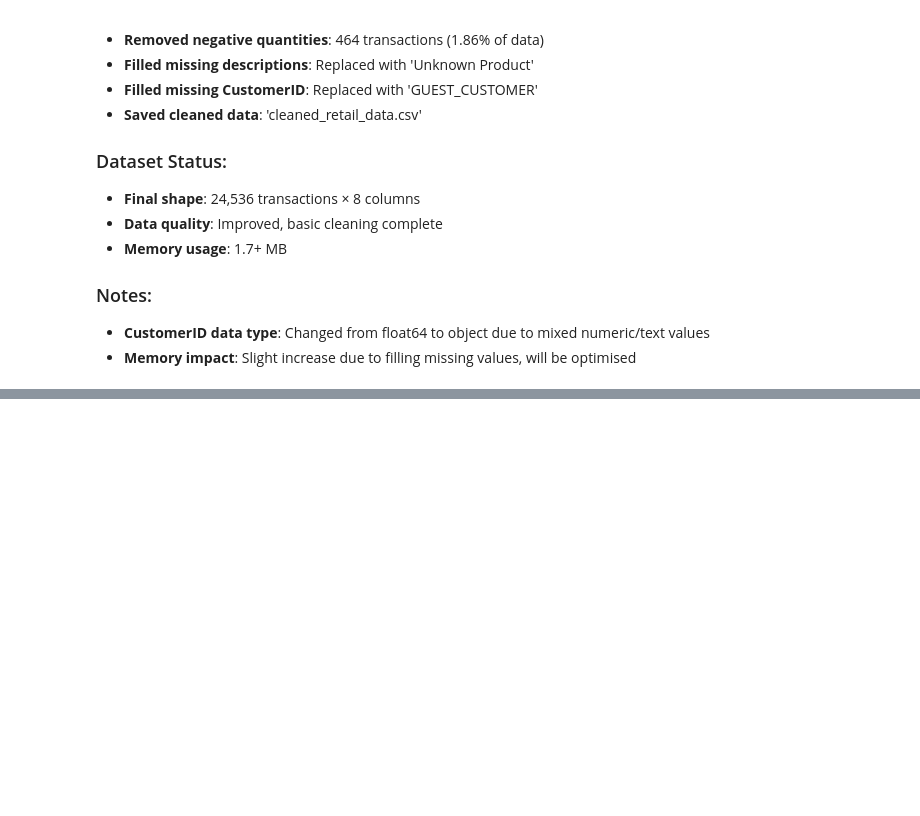
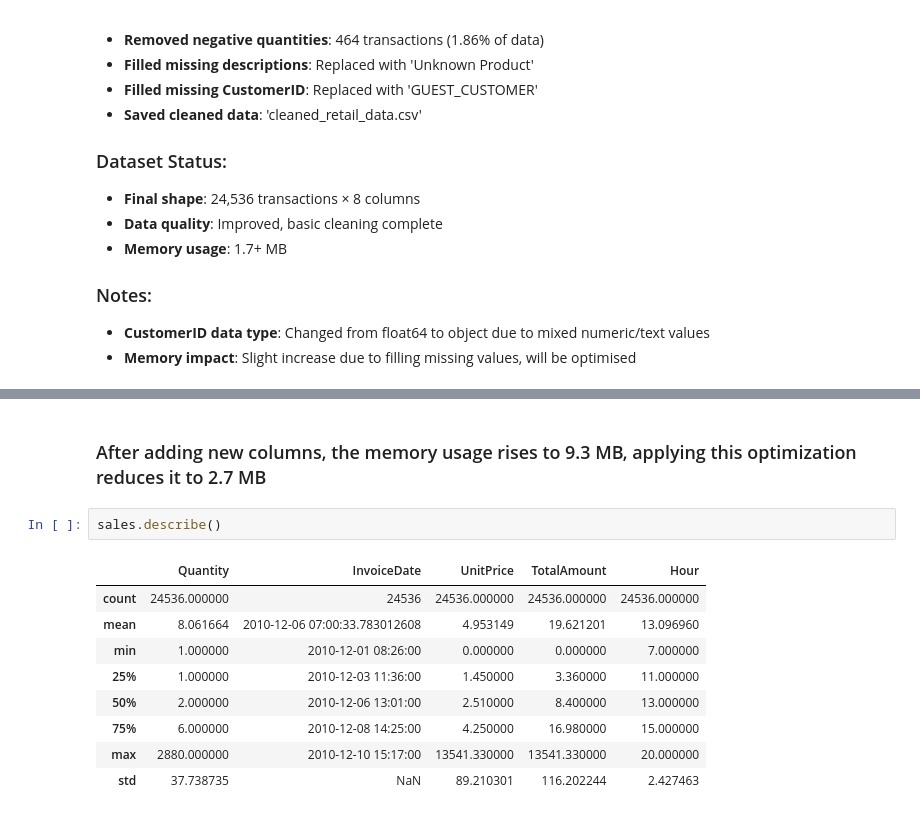
Before and after one commit to Guri-1186/Sales-Performance-Analysis, a Jupyter notebook: sales_analysis..ipynb, the cells around one changed output, grey strips where cells are left out. Saved outputs shown, nothing was run; the diff lists cells and outputs as text; blank space fills up the shorter version.

```diff
--- a/sales_analysis..ipynb
+++ b/sales_analysis..ipynb
@@ -268,0 +318,14 @@ memory usage: 1.7+ MB
+# %% [markdown]
+### After adding new columns, the memory usage rises to 9.3 MB, applying this optimization reduces it to 2.7 MB
+# %%
+sales.describe()
+# %% [output]
+|  | Quantity | InvoiceDate | UnitPrice | TotalAmount | Hour |
+| count | 24536.000000 | 24536 | 24536.000000 | 24536.000000 | 24536.000000 |
+| mean | 8.061664 | 2010-12-06 07:00:33.783012608 | 4.953149 | 19.621201 | 13.096960 |
+| min | 1.000000 | 2010-12-01 08:26:00 | 0.000000 | 0.000000 | 7.000000 |
+| 25% | 1.000000 | 2010-12-03 11:36:00 | 1.450000 | 3.360000 | 11.000000 |
+| 50% | 2.000000 | 2010-12-06 13:01:00 | 2.510000 | 8.400000 | 13.000000 |
+| 75% | 6.000000 | 2010-12-08 14:25:00 | 4.250000 | 16.980000 | 15.000000 |
+| max | 2880.000000 | 2010-12-10 15:17:00 | 13541.330000 | 13541.330000 | 20.000000 |
+| std | 37.738735 | NaN | 89.210301 | 116.202244 | 2.427463 |
```
Also changed, not shown: parts of 22 cells of this notebook.
